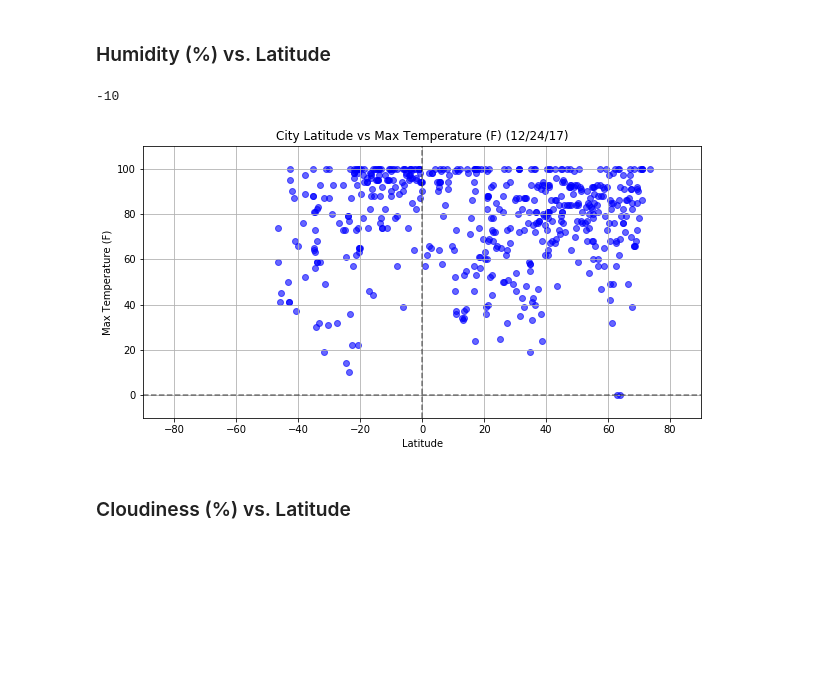
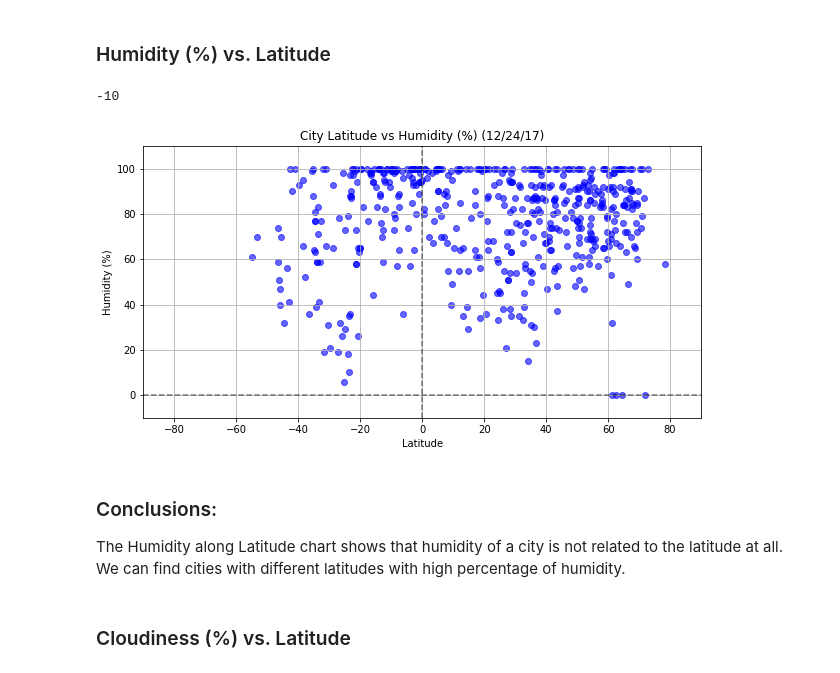
Before and after one commit to beashetkar/HW6_Python-APIs, a Jupyter notebook: HW_WeatherPy.ipynb, the cells around one changed output. Saved outputs shown, nothing was run; the diff lists cells and outputs as text; code cells hidden in the pictures; blank space fills up the shorter version.

```diff
--- a/HW_WeatherPy.ipynb
+++ b/HW_WeatherPy.ipynb
@@ -310,19 +311,23 @@ plt.show()
 # %%
 #Generate the plot
 
 plt.figure(figsize=(10,5))
 plt.scatter(weather_data.loc[:,"Latitude"],weather_data.loc[:,"Humidity (%)"], marker='o', color="blue", alpha=0.6 )
 max_hum = weather_data["Humidity (%)"].max()+10
 min_hum = weather_data["Humidity (%)"].min()-10
 print (str(min_hum))
 
-set_plot_labels("Latitude", "Max Temperature (F)", day_value, [-90,90], [min_hum,max_hum], "fig3")
+set_plot_labels("Latitude", "Humidity (%)", day_value, [-90,90], [min_hum,max_hum], "fig3")
 
 # Show the figure
 plt.show()
 # %% [output]
 -10
-[figure, old version]
+[figure, new version]
+# %% [markdown]
+### Conclusions:
+
+The Humidity along Latitude chart shows that humidity of a city is not related to the latitude at all. We can find cities with different latitudes with high percentage of humidity.
 # %% [markdown]
 ### Cloudiness (%) vs. Latitude
 # %%
```
Also changed, not shown: parts of 15 cells of this notebook, 17 other files.
